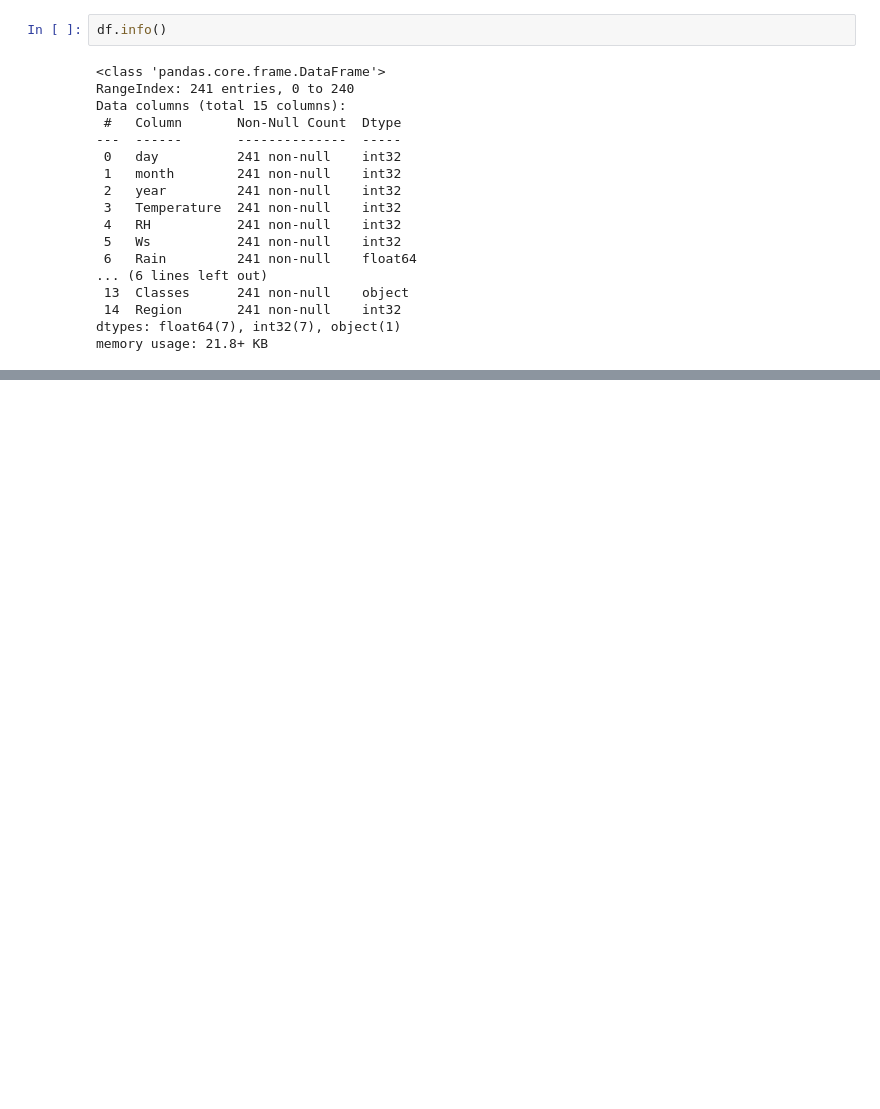
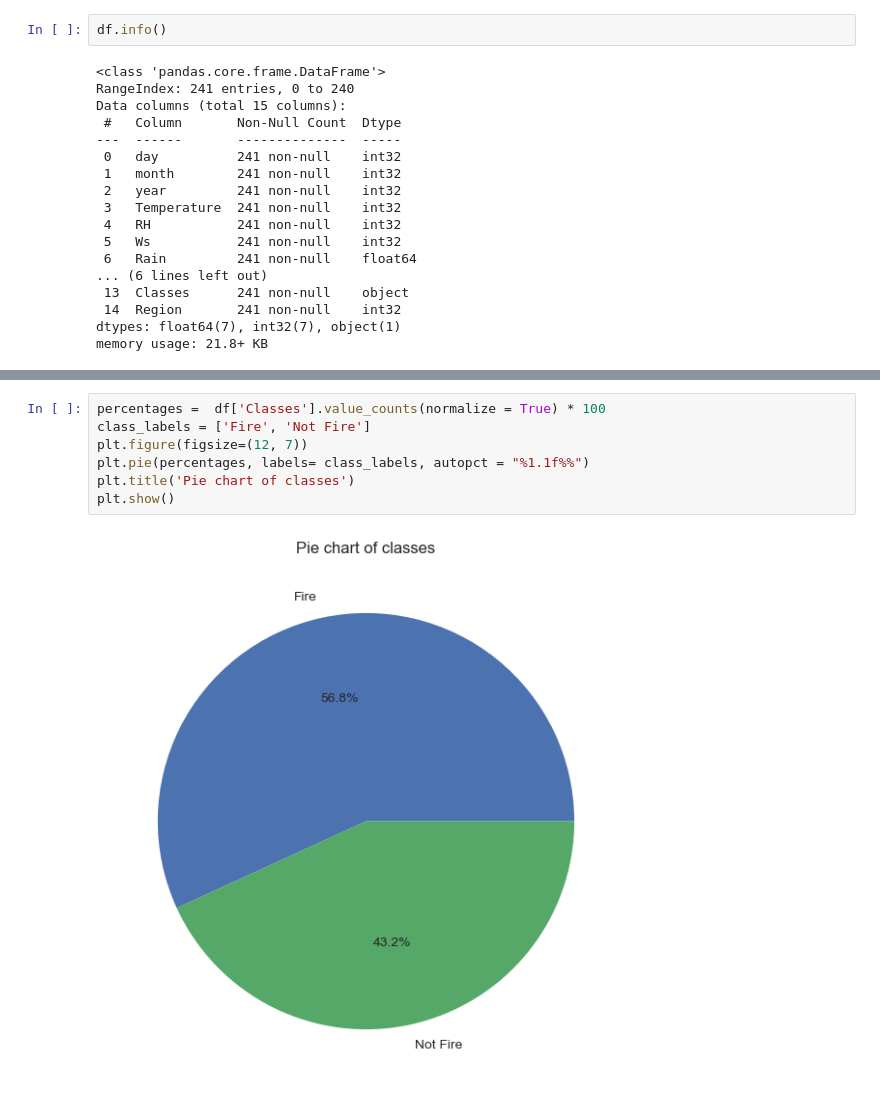
Before and after one commit to IbraheimTarek/machine-learining, a Jupyter notebook: Regression/Ridge Lasso Elastic/rle.ipynb, the cells around one changed output, grey strips where cells are left out. Saved outputs shown, nothing was run; the diff lists cells and outputs as text; blank space fills up the shorter version.

```diff
--- a/Regression/Ridge Lasso Elastic/rle.ipynb
+++ b/Regression/Ridge Lasso Elastic/rle.ipynb
@@ -188,0 +229,9 @@ df.describe()
+# %%
+percentages =  df['Classes'].value_counts(normalize = True) * 100
+class_labels = ['Fire', 'Not Fire']
+plt.figure(figsize=(12, 7))
+plt.pie(percentages, labels= class_labels, autopct = "%1.1f%%")
+plt.title('Pie chart of classes')
+plt.show()
+# %% [output]
+[figure, added]
```
Also changed, not shown: parts of 9 cells of this notebook, 1 other file.
